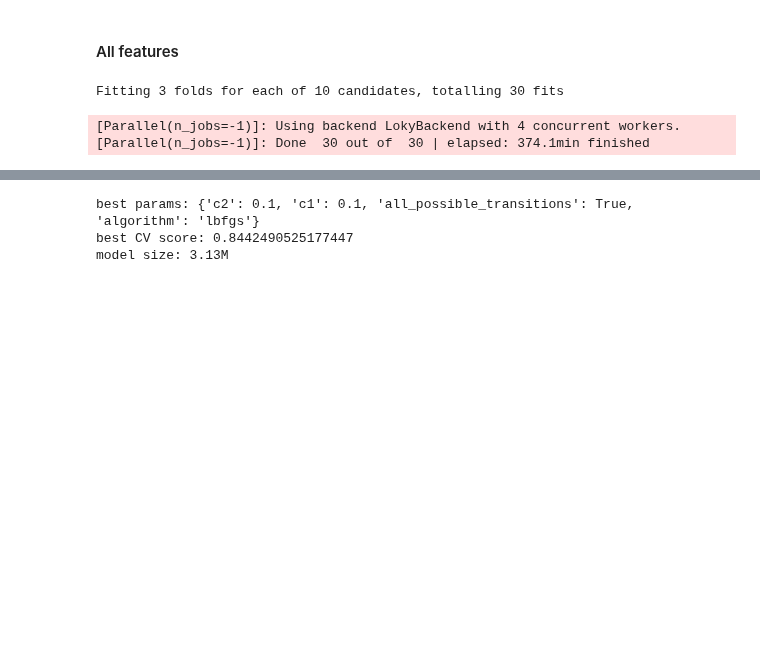
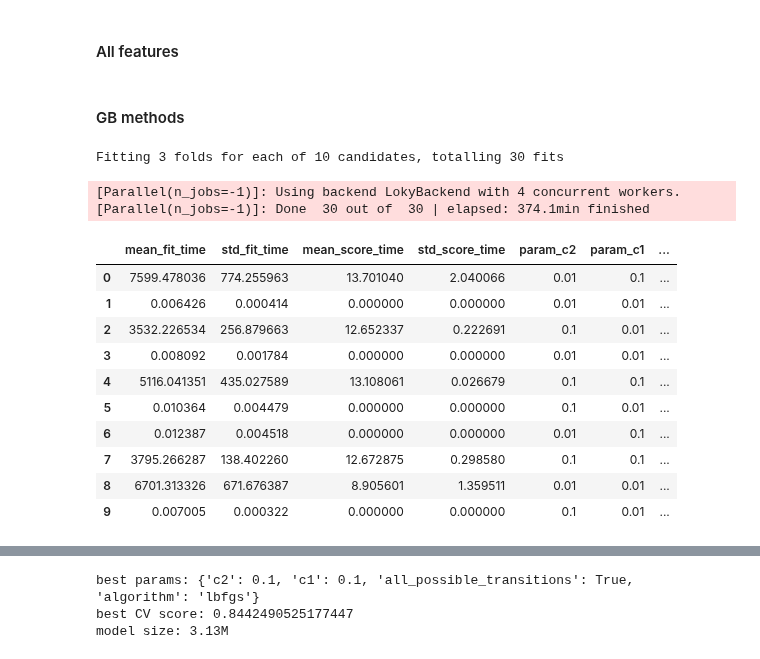
Before and after one commit to OlegBEZb/NLP_advanced_course, a Jupyter notebook: HW2/HW2_NER.ipynb, the cells around one changed output, grey strips where cells are left out. Saved outputs shown, nothing was run; the diff lists cells and outputs as text; code cells hidden in the pictures; blank space fills up the shorter version.

```diff
--- a/HW2/HW2_NER.ipynb
+++ b/HW2/HW2_NER.ipynb
@@ -1329,6 +1329,8 @@ pd.DataFrame({k:v for k,v in scores.items() if 'test_' in k})
 | 4 | 0.0 | 0.053735 | 0.056677 |
 # %% [markdown]
 #### All features
+# %% [markdown]
+#### GB methods
 # %%
 from sklearn.model_selection import RandomizedSearchCV
 parameters = {'algorithm':('lbfgs', 'l2sgd'),
@@ -1349,6 +1351,20 @@ search.fit(X_train, y_train);
 Fitting 3 folds for each of 10 candidates, totalling 30 fits
 [Parallel(n_jobs=-1)]: Using backend LokyBackend with 4 concurrent workers.
 [Parallel(n_jobs=-1)]: Done  30 out of  30 | elapsed: 374.1min finished
+# %%
+pd.DataFrame(search.cv_results_)
+# %% [output]
+|  | mean_fit_time | std_fit_time | mean_score_time | std_score_time | param_c2 | param_c1 | ... |
+| 0 | 7599.478036 | 774.255963 | 13.701040 | 2.040066 | 0.01 | 0.1 | ... |
+| 1 | 0.006426 | 0.000414 | 0.000000 | 0.000000 | 0.01 | 0.01 | ... |
+| 2 | 3532.226534 | 256.879663 | 12.652337 | 0.222691 | 0.1 | 0.01 | ... |
+| 3 | 0.008092 | 0.001784 | 0.000000 | 0.000000 | 0.01 | 0.01 | ... |
+| 4 | 5116.041351 | 435.027589 | 13.108061 | 0.026679 | 0.1 | 0.1 | ... |
+| 5 | 0.010364 | 0.004479 | 0.000000 | 0.000000 | 0.1 | 0.01 | ... |
+| 6 | 0.012387 | 0.004518 | 0.000000 | 0.000000 | 0.01 | 0.1 | ... |
+| 7 | 3795.266287 | 138.402260 | 12.672875 | 0.298580 | 0.1 | 0.1 | ... |
+| 8 | 6701.313326 | 671.676387 | 8.905601 | 1.359511 | 0.01 | 0.01 | ... |
+| 9 | 0.007005 | 0.000322 | 0.000000 | 0.000000 | 0.1 | 0.01 | ... |
 # %%
 pd.DataFrame(search.cv_results_).drop([k for k in search.cv_results_.keys() if any(col in k for col in ['split','std', 'params'])], axis=1)
 # %% [output]
```
Also changed, not shown: parts of 2 cells of this notebook.
